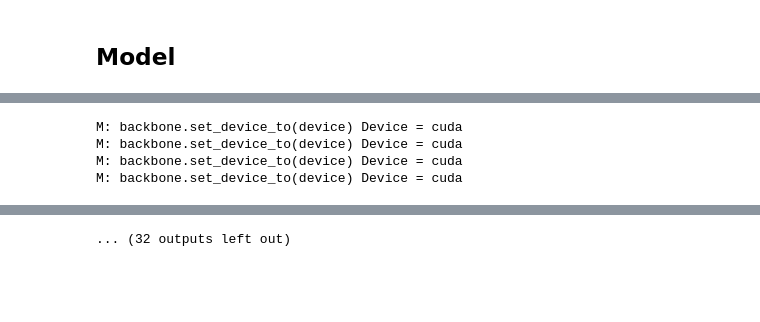
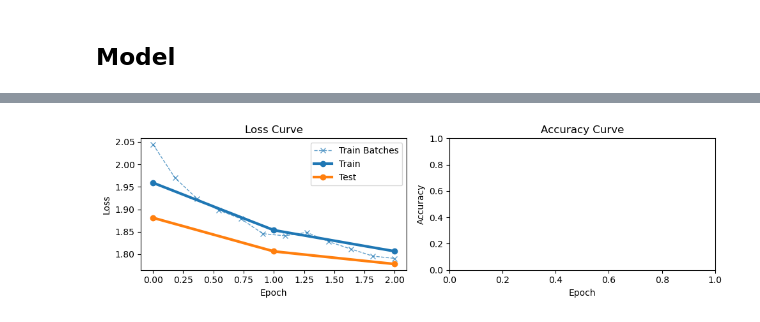
Before and after one commit to Ataago-AI/NN-Deep-Learning, a Jupyter notebook: assignment/NN_DL_Assignment_1.ipynb, the cells around one changed output, grey strips where cells are left out. Drawn from its saved outputs; the diff is of its cells as text; code cells hidden in the pictures; blank space fills up the shorter version.

```diff
--- a/assignment/NN_DL_Assignment_1.ipynb
+++ b/assignment/NN_DL_Assignment_1.ipynb
@@ -259,13 +280,13 @@ class Model(nn.Module):
 # %%
 class Trainer:
 
-  def __init__(self, model, criterion, optimizer, epochs, trainloader, testloader, log_step=100) -> None:
+  def __init__(self, model, criterion, optimizer, epochs, trainloader, testloader, logs_per_epoch=4) -> None:
     self.model = model
     self.criterion = criterion
     self.optimizer = optimizer
 
     self.epochs = epochs
-    self.log_step = log_step
+    self.log_step = len(trainloader) // logs_per_epoch
 
     self.trainloader = trainloader
     self.testloader = testloader
@@ -274,7 +295,7 @@ class Trainer:
     self.val_losses = list()
     self.batch_losses = list()
 
-  def train(self):
+  def train(self, use_gpu=False):
 
     for epoch in range(self.epochs):  # loop over the dataset multiple times
 
@@ -283,7 +304,7 @@ class Trainer:
         for i, data in tqdm(enumerate(self.trainloader, 0), total=len(trainloader)):
             # get the inputs; data is a list of [inputs, labels]
             inputs, labels = data
-            if USE_GPU:
+            if use_gpu:
               inputs = inputs.to('cuda')
               labels = labels.to('cuda')
 
@@ -340,11 +361,21 @@ class Trainer:
     self.val_losses.append(val_loss)
 
     print(f"Val Loss : {val_loss}")
-    print(f'Accuracy of the network on the 10000 test images: {100 * correct // total} %')
+
+    accuracy = correct / total
+    print(f'Accuracy of the network on the 10000 test images: {100 * accuracy:.2f} %')
 
   def plot(self):
     fig, (ax1, ax2) = plt.subplots(1, 2)
-    ax1.plot(self.losses)
-    ax1.plot(self.val_lossess)
-    ax2.plot(self.batch_losses)
+    fig.set_size_inches(10, 3)
+
+    X = np.linspace(0, len(self.losses)-1, len(self.batch_losses))
+    ax1.plot(X, self.batch_losses, label="Train Batches", color='C0', marker='x', linestyle='dashed', lw=1, alpha=0.7)
+    ax1.plot(self.losses, label='Train', color='C0', marker='o', lw=3, alpha=1)
+    ax1.plot(self.val_losses, label='Test', color='C1', marker='o', lw=3, alpha=1)
+    ax1.legend()
+    ax1.set(title=f'Loss Curve', xlabel='Epoch', ylabel='Loss')
+
+    ax2.set(title=f'Accuracy Curve', xlabel='Epoch', ylabel='Accuracy')
+    plt.tight_layout()
     fig.show()
@@ -427,9 +441,8 @@ ModuleList(
 # %%
 # Init optimizer
 
-LR = 0.001 #1e-2
+LR = 0.0001 #1e-2
 MOMENTUM = 0.9 #0.9
-USE_GPU = True
 
 
 criterion = nn.CrossEntropyLoss()
@@ -437,17 +450,11 @@ criterion = nn.CrossEntropyLoss()
 optimizer = torch.optim.Adam(model.parameters(), lr=LR)
 
 model.set_debug(False)
-if USE_GPU: model.set_device_to('cuda')
-# %% [output]
-M: backbone.set_device_to(device) Device = cuda
-M: backbone.set_device_to(device) Device = cuda
-M: backbone.set_device_to(device) Device = cuda
-M: backbone.set_device_to(device) Device = cuda
 # %%
 # Init Trainer
 
 EPOCHS = 3
-BATCH_SIZE = 64
+BATCH_SIZE = 256
 
 trainloader = torch.utils.data.DataLoader(trainset, batch_size=BATCH_SIZE, shuffle=True, num_workers=0)
 testloader = torch.utils.data.DataLoader(testset, batch_size=BATCH_SIZE, shuffle=False, num_workers=0)
@@ -458,15 +465,13 @@ trainer = Trainer(
     criterion=criterion,
     optimizer=optimizer,
     epochs=EPOCHS,
-    log_step=200,
+    logs_per_epoch=4,
     trainloader=trainloader,
     testloader=testloader,
 )
 # %%
-trainer.epochs = 20
+trainer.epochs = 3
 
-trainer.train()
-print(f"{trainer.losses[-1]=}")
+trainer.train(use_gpu=USE_GPU)
 trainer.plot()
-trainer.eval()
 # %% [output]
@@ -545 +500 @@ Accuracy of the network on the 10000 test images: 46 %
-... (32 outputs left out)
+[figure, added]
```
Also changed, not shown: parts of 27 cells of this notebook.
